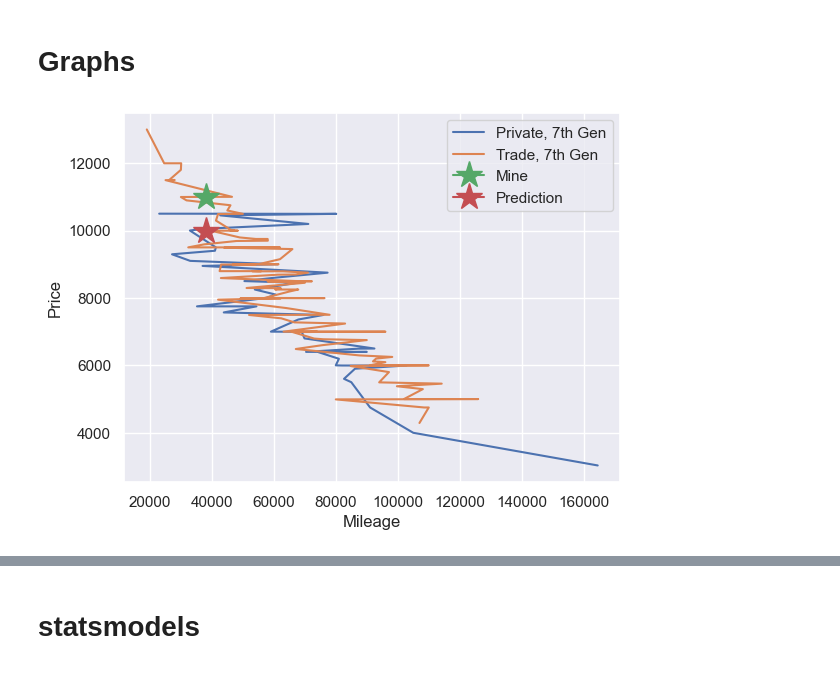
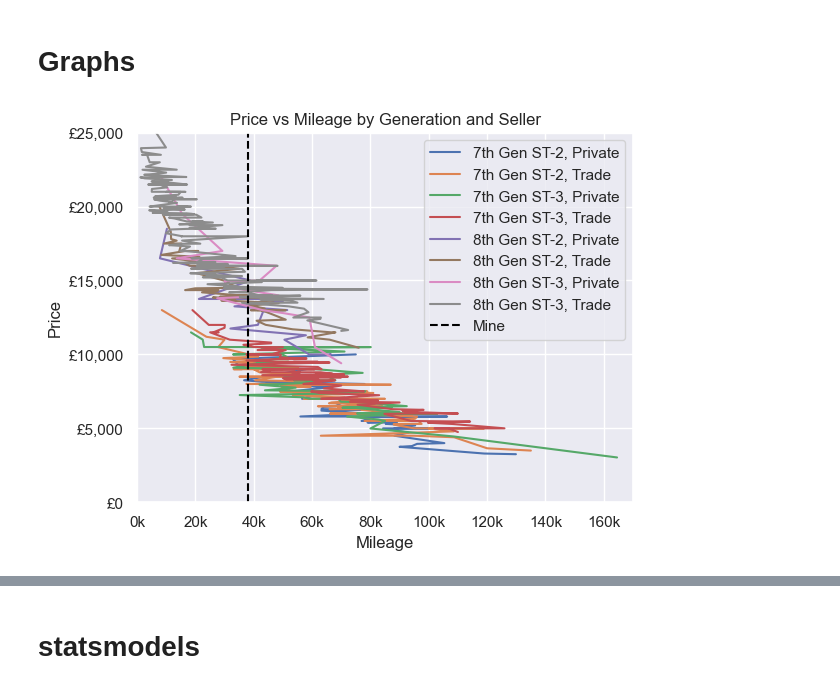
Before and after one commit to jamesdeluk/data-projects, a Jupyter notebook: st.ipynb, the cells around one changed output, grey strips where cells are left out. Drawn from its saved outputs; the diff is of its cells as text; code cells hidden in the pictures.

```diff
--- a/st.ipynb
+++ b/st.ipynb
@@ -22,7 +23,11 @@ from xgboost import XGBRegressor
 
 from scipy.stats import ttest_rel
 # %%
-data = pd.read_csv('data/st.csv')
+# Note: Data is asking prices on Auto Trader; these are not necessarily the price they sell for
+data = pd.read_csv('data/car_data.csv')
+data.sort_values(by='Price', inplace=True)
+data.reset_index(drop=True, inplace=True)
+data['Trim'] = data['Trim'].map({'ST-3':1, 'ST-2':0})
+data.describe(include='all')
 # data.head()
-data.describe()
 # %% [output]
@@ -38,24 +43,67 @@ data.describe()
+# %%
+private_gen7_st2_data = data[(data['Private'] == 1) & (data['Generation'] == 7) & (data['Trim'] == 0)]
+trade_gen7_st2_data = data[(data['Private'] == 0) & (data['Generation'] == 7) & (data['Trim'] == 0)]
+private_gen7_st3_data = data[(data['Private'] == 1) & (data['Generation'] == 7) & (data['Trim'] == 1)]
+trade_gen7_st3_data = data[(data['Private'] == 0) & (data['Generation'] == 7) & (data['Trim'] == 1)]
+private_gen8_st2_data = data[(data['Private'] == 1) & (data['Generation'] == 8) & (data['Trim'] == 0)]
+trade_gen8_st2_data = data[(data['Private'] == 0) & (data['Generation'] == 8) & (data['Trim'] == 0)]
+private_gen8_st3_data = data[(data['Private'] == 1) & (data['Generation'] == 8) & (data['Trim'] == 1)]
+trade_gen8_st3_data = data[(data['Private'] == 0) & (data['Generation'] == 8) & (data['Trim'] == 1)]
 # %% [markdown]
 # Graphs
 # %%
-private_gen7_data = data[(data['Private'] == 1) & (data['Generation'] == 7)]
-trade_gen7_data = data[(data['Private'] == 0) & (data['Generation'] == 7)]
+x_col = 'Mileage'
 
-y_private = private_gen7_data['Price']
-y_trade = trade_gen7_data['Price']
+y_private_gen7_st2 = private_gen7_st2_data['Price']
+y_trade_gen7_st2 = trade_gen7_st2_data['Price']
+x_private_gen7_st2 = private_gen7_st2_data[x_col]
+x_trade_gen7_st2 = trade_gen7_st2_data[x_col]
 
-x2p = private_gen7_data['Mileage']
-x2t = trade_gen7_data['Mileage']
+y_private_gen7_st3 = private_gen7_st3_data['Price']
+y_trade_gen7_st3 = trade_gen7_st3_data['Price']
+x_private_gen7_st3 = private_gen7_st3_data[x_col]
+x_trade_gen7_st3 = trade_gen7_st3_data[x_col]
 
-plt.plot(x2p, y_private, label='Private, 7th Gen')
-plt.plot(x2t, y_trade, label='Trade, 7th Gen')
-plt.plot(38000, 10995, '*-', markersize=20, label='Mine')
-plt.plot(38000, 9999, '*-', markersize=20, label="Prediction")
+y_private_gen8_st2 = private_gen8_st2_data['Price']
+y_trade_gen8_st2 = trade_gen8_st2_data['Price']
+x_private_gen8_st2 = private_gen8_st2_data[x_col]
+x_trade_gen8_st2 = trade_gen8_st2_data[x_col]
+
+y_private_gen8_st3 = private_gen8_st3_data['Price']
+y_trade_gen8_st3 = trade_gen8_st3_data['Price']
+x_private_gen8_st3 = private_gen8_st3_data[x_col]
+x_trade_gen8_st3 = trade_gen8_st3_data[x_col]
+
+plt.plot(x_private_gen7_st2, y_private_gen7_st2, label='7th Gen ST-2, Private')
+plt.plot(x_trade_gen7_st2, y_trade_gen7_st2, label='7th Gen ST-2, Trade')
+
+plt.plot(x_private_gen7_st3, y_private_gen7_st3, label='7th Gen ST-3, Private')
+plt.plot(x_trade_gen7_st3, y_trade_gen7_st3, label='7th Gen ST-3, Trade')
+
+plt.plot(x_private_gen8_st2, y_private_gen8_st2, label='8th Gen ST-2, Private')
+plt.plot(x_trade_gen8_st2, y_trade_gen8_st2, label='8th Gen ST-2, Trade')
+
+plt.plot(x_private_gen8_st3, y_private_gen8_st3, label='8th Gen ST-3, Private')
+plt.plot(x_trade_gen8_st3, y_trade_gen8_st3, label='8th Gen ST-3, Trade')
+
+plt.axvline(38000, color='black', linestyle='--', label='Mine')
+
+plt.legend()
+plt.title('Price vs Mileage by Generation and Seller')
+ax = plt.gca()
+
+plt.ylabel('Price')
+plt.ylim(0,25000)
+def currency_formatter(y, pos):
+    return '£{:,.0f}'.format(y)
+ax.yaxis.set_major_formatter(ticker.FuncFormatter(currency_formatter))
 
 plt.xlabel('Mileage')
-plt.ylabel('Price')
-plt.legend()
+plt.xlim(0,170000)
+def thousands_formatter(x, pos):
+    return '{:.0f}k'.format(x / 1000)
+ax.xaxis.set_major_formatter(ticker.FuncFormatter(thousands_formatter))
 
 plt.show()
 # %% [output]
-[figure, old version]
+[figure, new version]
```
Also changed, not shown: parts of 22 cells of this notebook, 4 other files.
